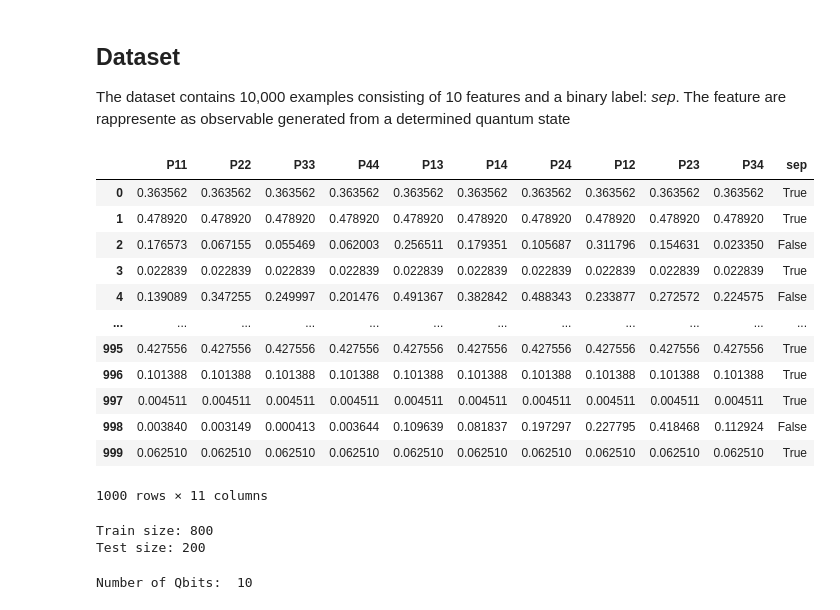
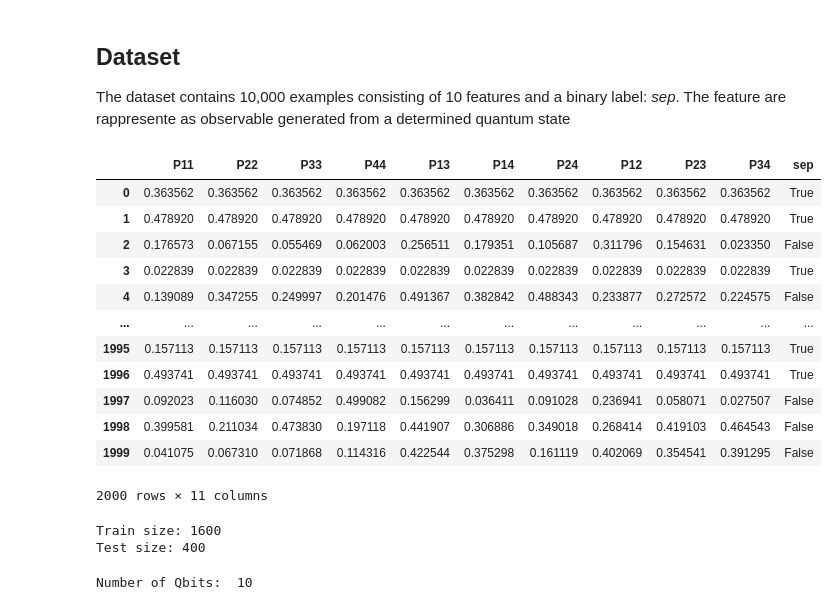
Before and after one commit to Brusa99/EntanglementDetectionQML, a Jupyter notebook: qvc/qvc_haar_obs.ipynb, the cells around one changed output. Saved outputs shown, nothing was run; the diff lists cells and outputs as text; code cells hidden in the pictures.

```diff
--- a/qvc/qvc_haar_obs.ipynb
+++ b/qvc/qvc_haar_obs.ipynb
@@ -24,26 +24,26 @@ np.random.seed(42)
 The dataset contains 10,000 examples consisting of 10 features and a binary label: _sep_. The feature are rappresente as observable generated from a determined quantum state
 # %%
 # Number of total exemples
-n_exemples = 1000
+n_exemples = 2000
 
 # Loading dataset with pandas
 dataset = pd.read_csv('../datasets/ds_haar_obs.csv')
 dataset = dataset[:n_exemples]
 dataset
 # %% [output]
 |  | P11 | P22 | P33 | P44 | P13 | P14 | P24 | P12 | P23 | P34 | sep |
 | 0 | 0.363562 | 0.363562 | 0.363562 | 0.363562 | 0.363562 | 0.363562 | 0.363562 | 0.363562 | 0.363562 | 0.363562 | True |
 | 1 | 0.478920 | 0.478920 | 0.478920 | 0.478920 | 0.478920 | 0.478920 | 0.478920 | 0.478920 | 0.478920 | 0.478920 | True |
 | 2 | 0.176573 | 0.067155 | 0.055469 | 0.062003 | 0.256511 | 0.179351 | 0.105687 | 0.311796 | 0.154631 | 0.023350 | False |
 | 3 | 0.022839 | 0.022839 | 0.022839 | 0.022839 | 0.022839 | 0.022839 | 0.022839 | 0.022839 | 0.022839 | 0.022839 | True |
 | 4 | 0.139089 | 0.347255 | 0.249997 | 0.201476 | 0.491367 | 0.382842 | 0.488343 | 0.233877 | 0.272572 | 0.224575 | False |
 | ... | ... | ... | ... | ... | ... | ... | ... | ... | ... | ... | ... |
-| 995 | 0.427556 | 0.427556 | 0.427556 | 0.427556 | 0.427556 | 0.427556 | 0.427556 | 0.427556 | 0.427556 | 0.427556 | True |
-| 996 | 0.101388 | 0.101388 | 0.101388 | 0.101388 | 0.101388 | 0.101388 | 0.101388 | 0.101388 | 0.101388 | 0.101388 | True |
-| 997 | 0.004511 | 0.004511 | 0.004511 | 0.004511 | 0.004511 | 0.004511 | 0.004511 | 0.004511 | 0.004511 | 0.004511 | True |
-| 998 | 0.003840 | 0.003149 | 0.000413 | 0.003644 | 0.109639 | 0.081837 | 0.197297 | 0.227795 | 0.418468 | 0.112924 | False |
-| 999 | 0.062510 | 0.062510 | 0.062510 | 0.062510 | 0.062510 | 0.062510 | 0.062510 | 0.062510 | 0.062510 | 0.062510 | True |
+| 1995 | 0.157113 | 0.157113 | 0.157113 | 0.157113 | 0.157113 | 0.157113 | 0.157113 | 0.157113 | 0.157113 | 0.157113 | True |
+| 1996 | 0.493741 | 0.493741 | 0.493741 | 0.493741 | 0.493741 | 0.493741 | 0.493741 | 0.493741 | 0.493741 | 0.493741 | True |
+| 1997 | 0.092023 | 0.116030 | 0.074852 | 0.499082 | 0.156299 | 0.036411 | 0.091028 | 0.236941 | 0.058071 | 0.027507 | False |
+| 1998 | 0.399581 | 0.211034 | 0.473830 | 0.197118 | 0.441907 | 0.306886 | 0.349018 | 0.268414 | 0.419103 | 0.464543 | False |
+| 1999 | 0.041075 | 0.067310 | 0.071868 | 0.114316 | 0.422544 | 0.375298 | 0.161119 | 0.402069 | 0.354541 | 0.391295 | False |
-1000 rows × 11 columns
+2000 rows × 11 columns
 # %%
 # Number of features
 n_features = 10
@@ -64,8 +64,8 @@ X_train, X_test, y_train, y_test = train_test_split(X_scaled, y_scaled,train_siz
 print(f"Train size: {len(X_train)}")
 print(f"Test size: {len(X_test)}")
 # %% [output]
-Train size: 800
-Test size: 200
+Train size: 1600
+Test size: 400
 # %%
 # Setting the number of qbits the same as the number of features
 n_qubits = len(X_train[0])
```
Also changed, not shown: parts of 4 cells of this notebook, 1 other file.
